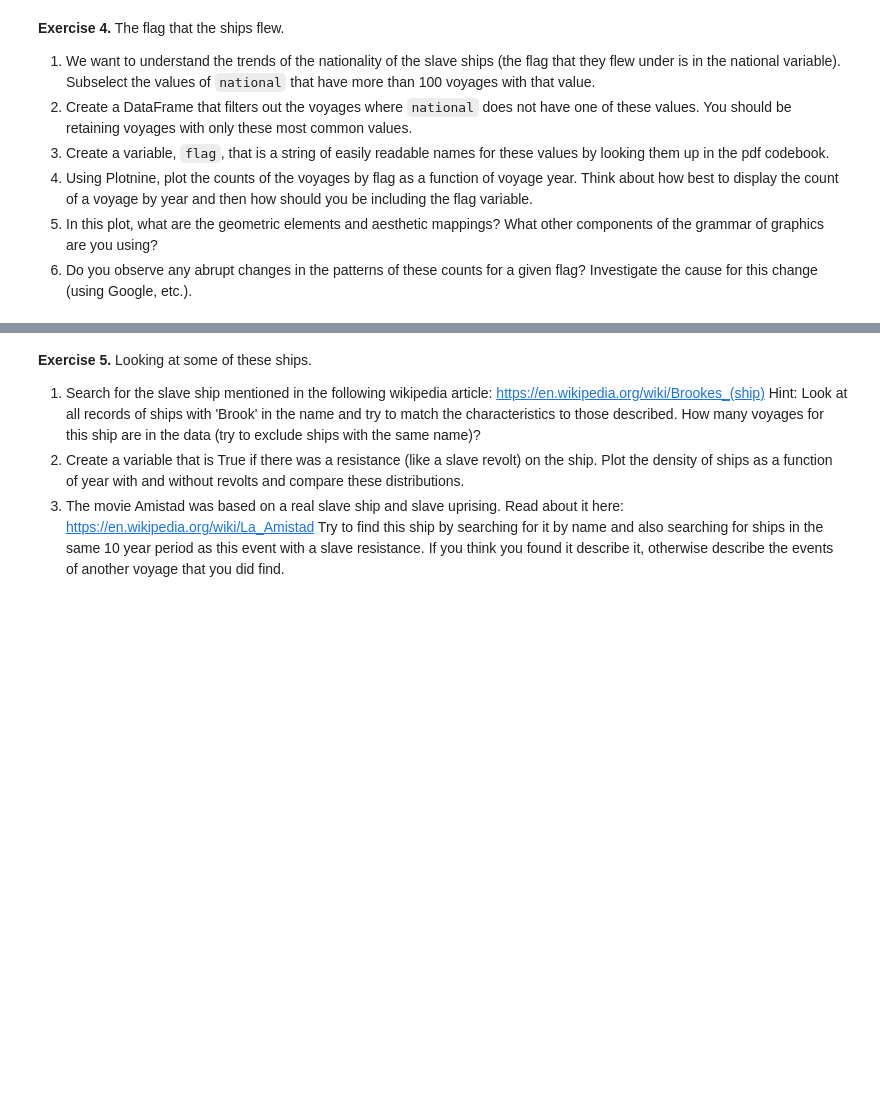
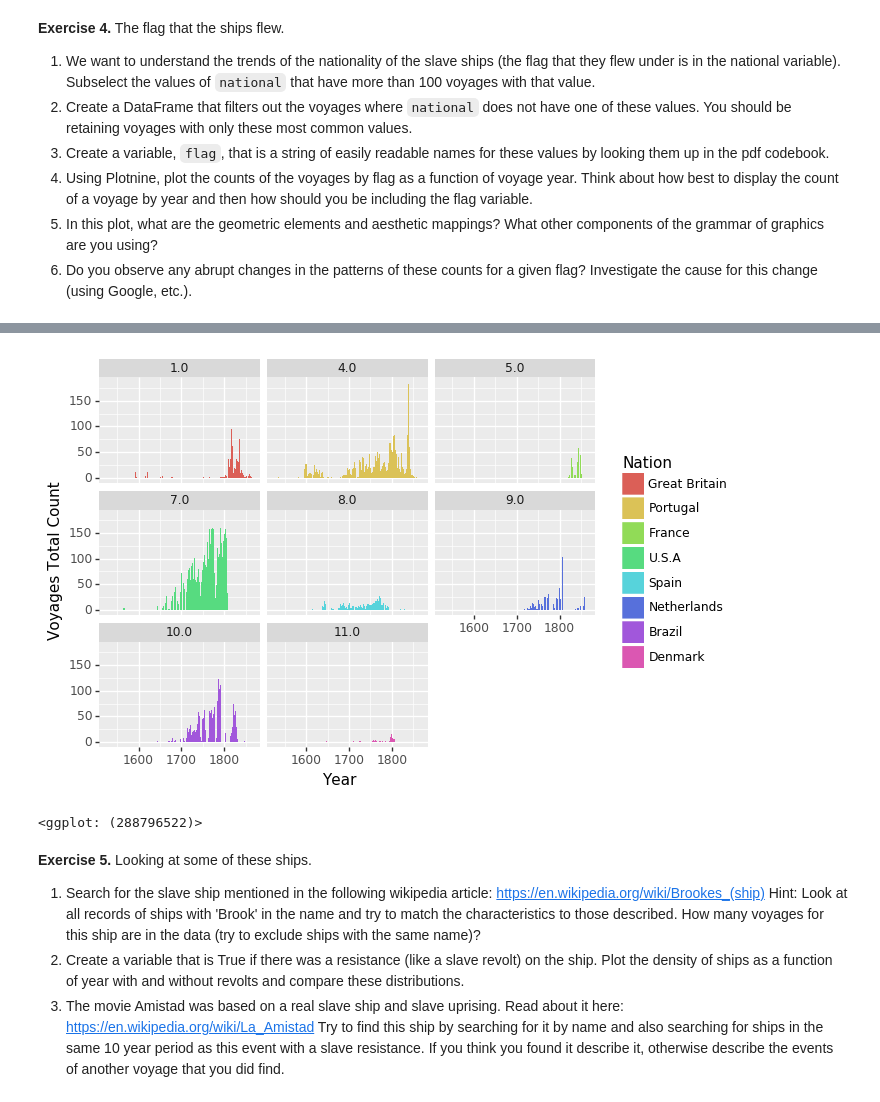
Before and after one commit to Chenghan-Sun/DS-Projects, a Jupyter notebook: 220_midterm/midterm.ipynb, the cells around one changed output, grey strips where cells are left out. Drawn from its saved outputs; the diff is of its cells as text; code cells hidden in the pictures; blank space fills up the shorter version.

Commit message:
finishd total slave anaylsis and demo plot

```diff
--- a/220_midterm/midterm.ipynb
+++ b/220_midterm/midterm.ipynb
@@ -45,0 +54,5 @@ Throughout we will disregard all time variables other than year since they are u
+# %%
+#1 Read in the Trans-Atlantic Slave Trade database with Pandas
+data_path = './tastdb-2010.csv'
+df_tast = pd.read_csv(data_path, encoding='iso-8859-1', na_values=' ')
+df_tast.head(5)
@@ -60,3 +144,7 @@ Throughout we will disregard all time variables other than year since they are u
 4. Using Plotnine, plot the counts of the voyages by flag as a function of voyage year.  Think about how best to display the count of a voyage by year and then how should you be including the flag variable.
 5. In this plot, what are the geometric elements and aesthetic mappings?  What other components of the grammar of graphics are you using?
 6. Do you observe any abrupt changes in the patterns of these counts for a given flag?  Investigate the cause for this change (using Google, etc.).
+# %%
+# 1
+national_count = df_tast['national'].value_counts()
+national_count[national_count > 100]
@@ -62,0 +161,10 @@ Throughout we will disregard all time variables other than year since they are u
+# %%
+# 2
+'''
+nation_select =
+sub_voyage = df[df['national'].isin(nation_select)]
+sub_voyage = common_voyage.reset_index(drop=True)
+sub_voyage.head()
+'''
+flag_df = df_tast[df_tast['national'].isin(national_count[national_count > 100].index)]
+flag_df
@@ -63,3 +190,16 @@ Throughout we will disregard all time variables other than year since they are u
+# %%
+# demo plot
+flag = ['Great Britain', 'Portugal', 'France', 'U.S.A', 'Spain', 'Netherlands', 'Brazil', 'Denmark']
+# !!! replacing national
+(p9.ggplot(flag_df, aes(x='yearam', fill='factor(national)'))
+ + geom_col(stat='count')
+ + facet_wrap('~national')
+ + scale_fill_discrete(name='Nation', labels=flag)
+ + labs(x = 'Year', y = 'Voyages Total Count')
+)
+# %% [output]
+[figure, added]
+<ggplot: (288796522)>
 # %% [markdown]
 **Exercise 5.** Looking at some of these ships.
 
```
Also changed, not shown: parts of 12 cells of this notebook.
